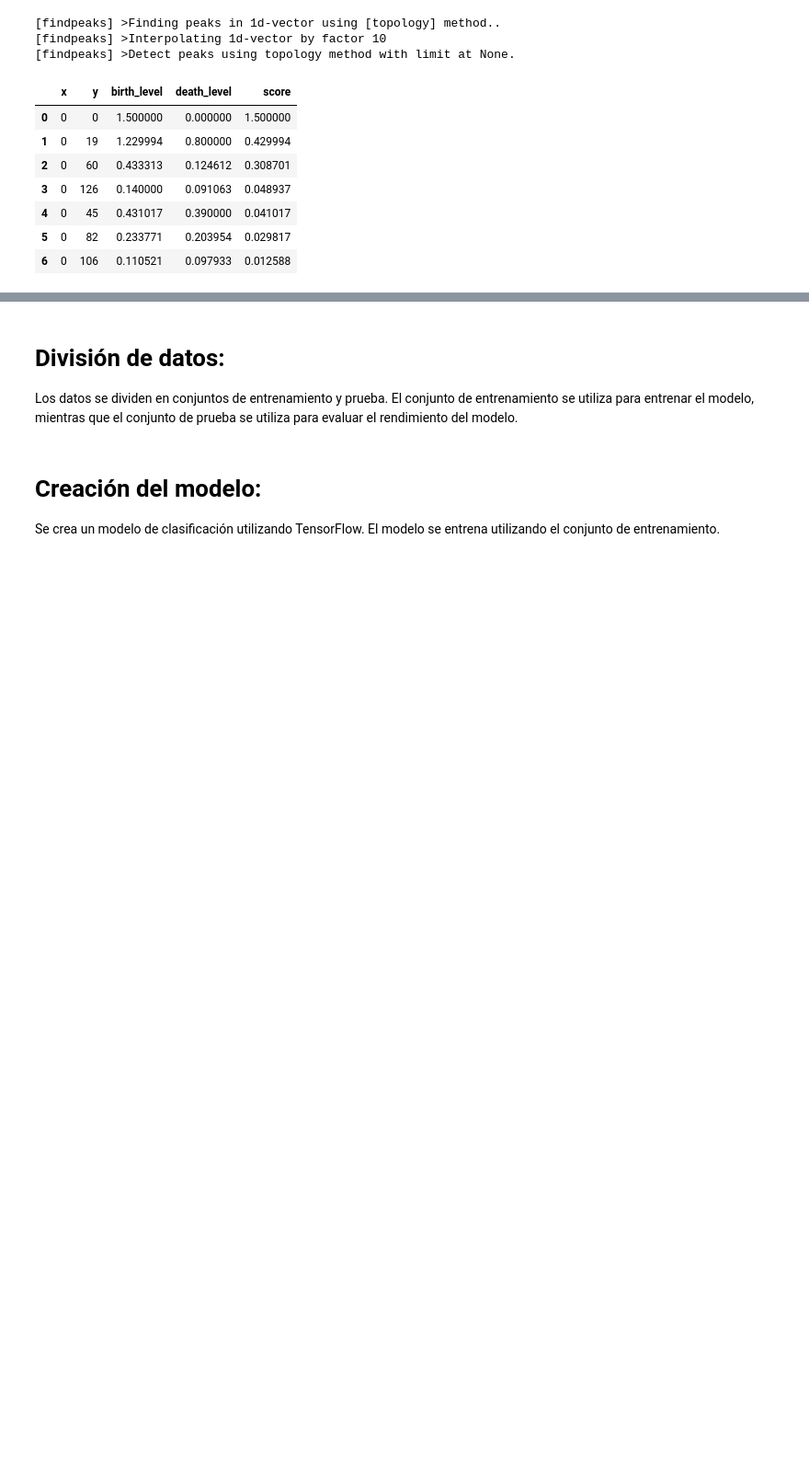
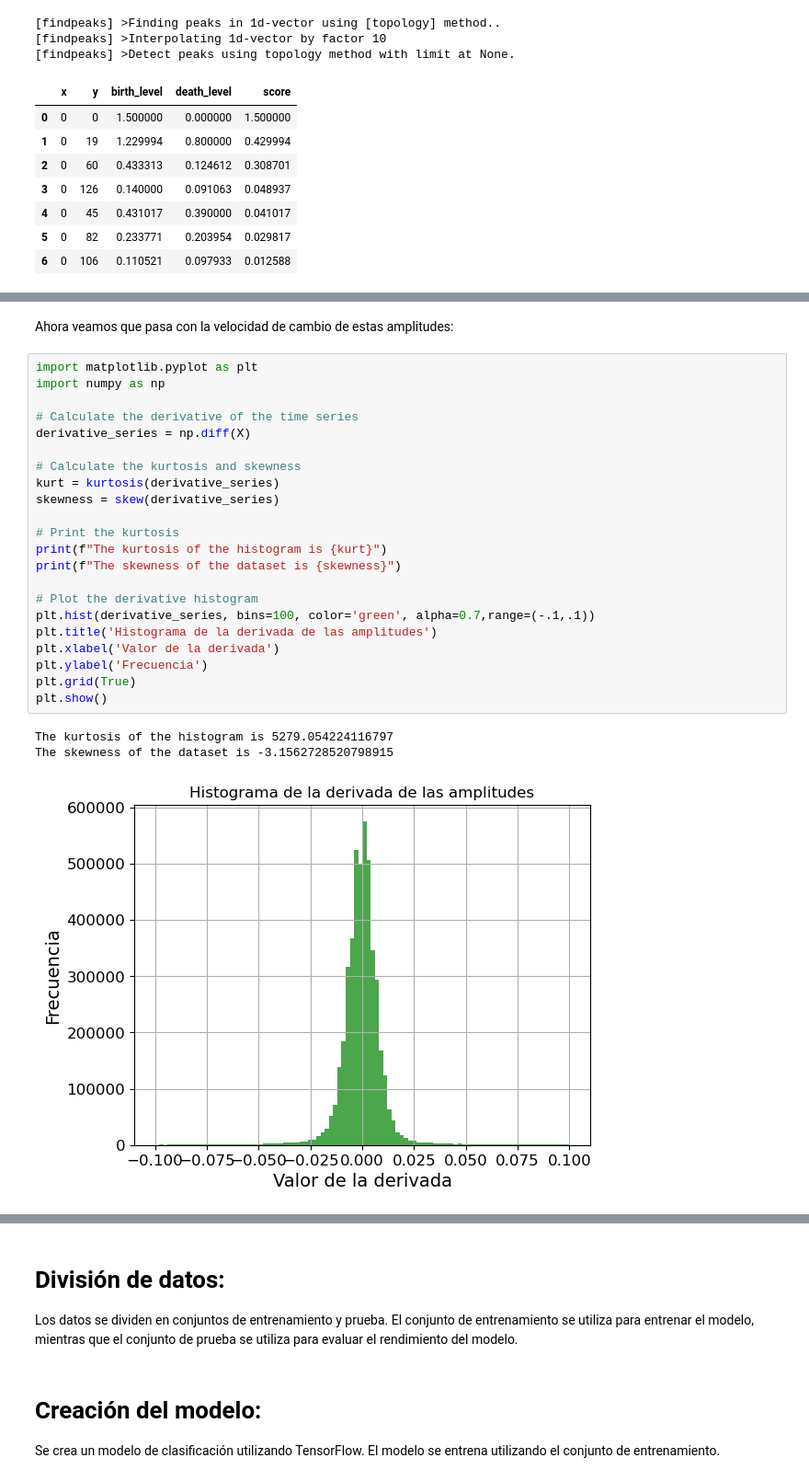
Before and after one commit to 2dholo/maph, a Jupyter notebook: Mexart-Peak-Detector.ipynb, the cells around one changed output, grey strips where cells are left out. Shown at 92% size. Saved outputs shown, nothing was run; the diff lists cells and outputs as text; blank space fills up the shorter version.

```diff
--- a/Mexart-Peak-Detector.ipynb
+++ b/Mexart-Peak-Detector.ipynb
@@ -335,0 +384,28 @@ Elapsed time: 23.64600157737732 seconds
+# %% [markdown]
+Ahora veamos que pasa con la velocidad de cambio de estas amplitudes:
+# %%
+import matplotlib.pyplot as plt
+import numpy as np
+
+# Calculate the derivative of the time series
+derivative_series = np.diff(X)
+
+# Calculate the kurtosis and skewness
+kurt = kurtosis(derivative_series)
+skewness = skew(derivative_series)
+
+# Print the kurtosis
+print(f"The kurtosis of the histogram is {kurt}")
+print(f"The skewness of the dataset is {skewness}")
+
+# Plot the derivative histogram
+plt.hist(derivative_series, bins=100, color='green', alpha=0.7,range=(-.1,.1))
+plt.title('Histograma de la derivada de las amplitudes')
+plt.xlabel('Valor de la derivada')
+plt.ylabel('Frecuencia')
+plt.grid(True)
+plt.show()
+# %% [output]
+The kurtosis of the histogram is 5279.054224116797
+The skewness of the dataset is -3.1562728520798915
+[figure, added]
```
Also changed, not shown: parts of 13 cells of this notebook.
